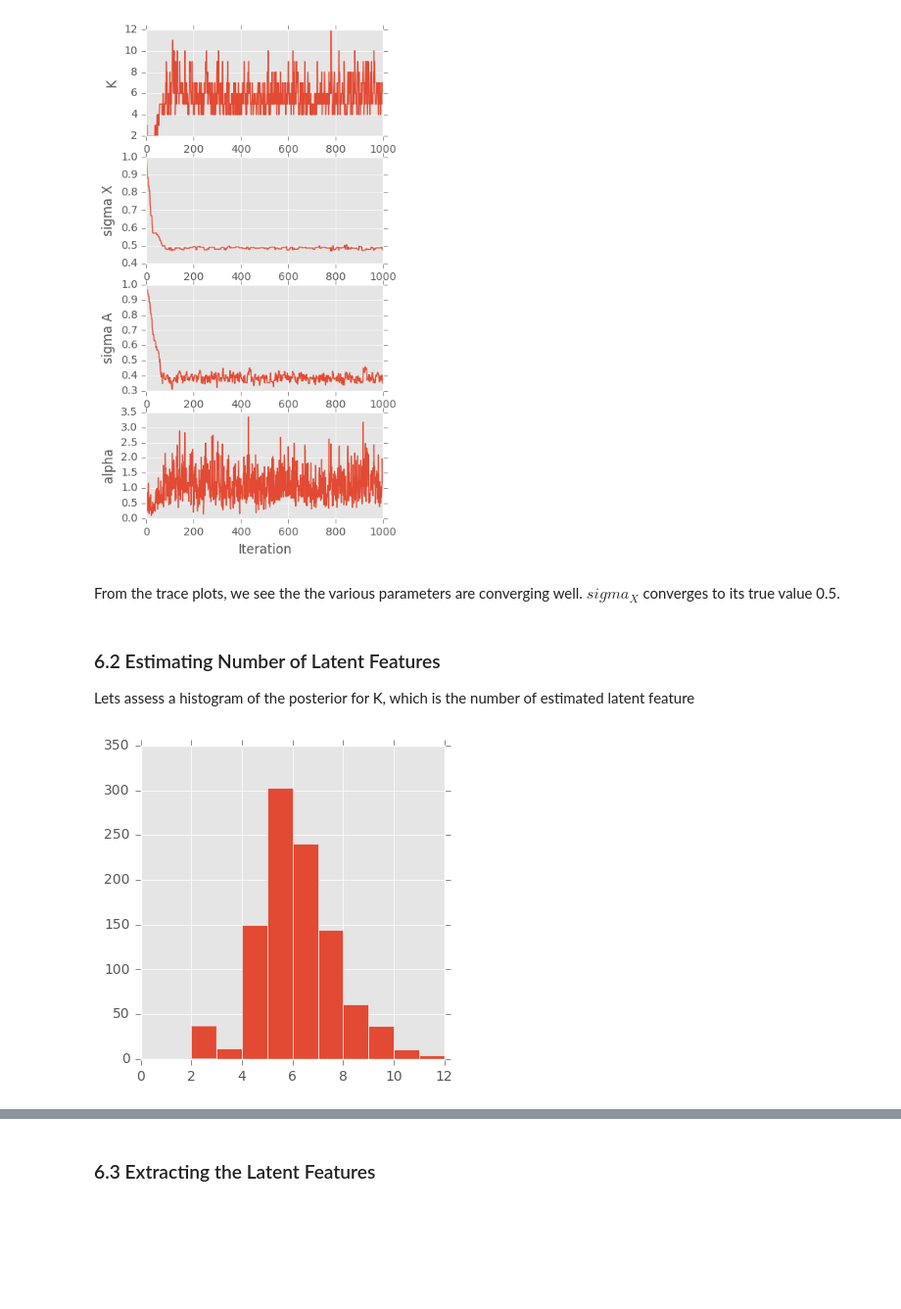
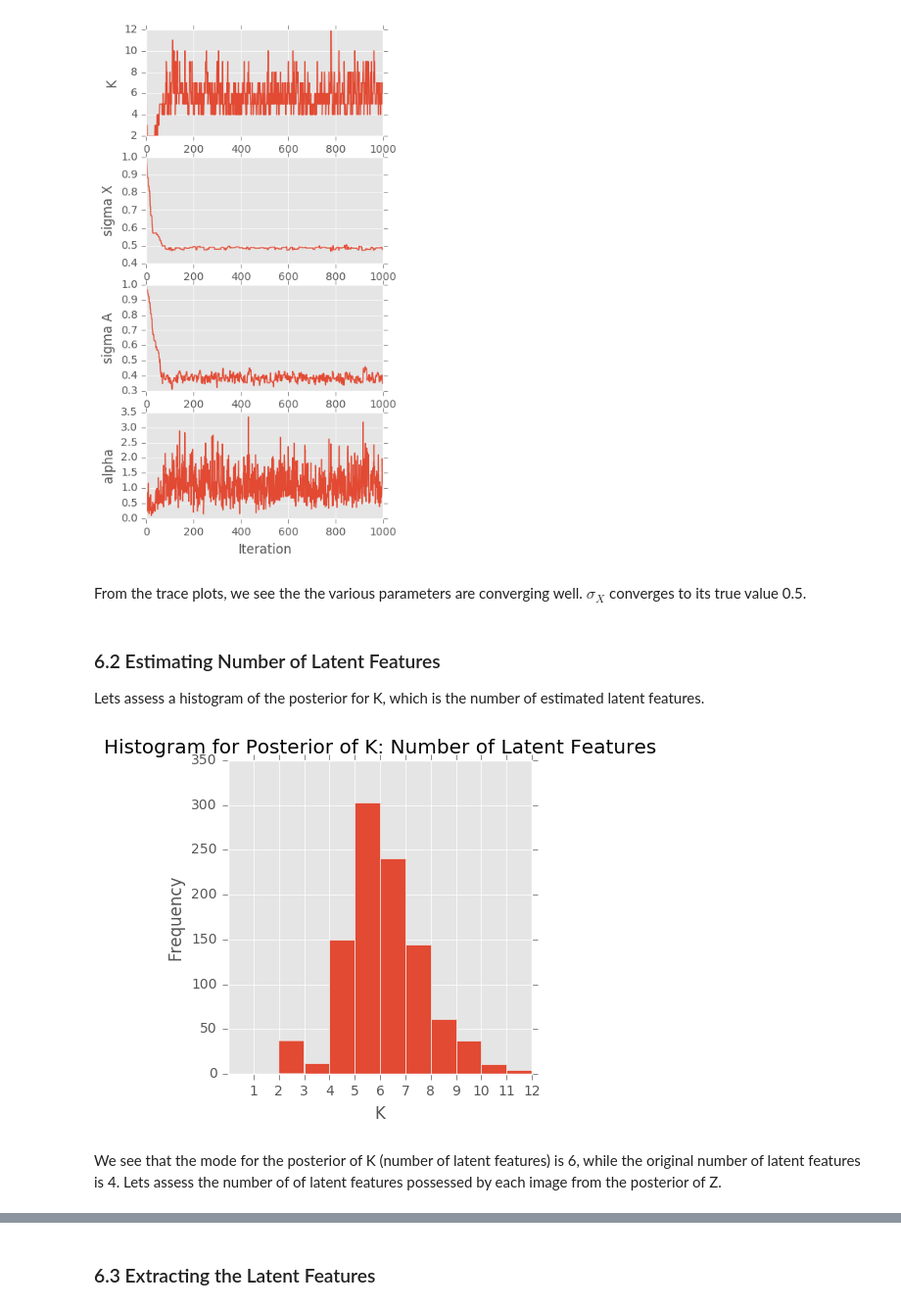
Before and after one commit to drjorda2/STA-663-IndianBuffet, a Jupyter notebook: IndianBuffetProcess_FinalDraft.ipynb, the cells around one changed output, grey strips where cells are left out. Shown at 98% size. Drawn from its saved outputs; the diff is of its cells as text; code cells hidden in the pictures; blank space fills up the shorter version.

```diff
--- a/IndianBuffetProcess_FinalDraft.ipynb
+++ b/IndianBuffetProcess_FinalDraft.ipynb
@@ -1103,18 +1101,24 @@ plt.show()
 # %% [output]
 [figure]
 # %% [markdown]
-From the trace plots, we see the the various parameters are converging well. $sigma_X$ converges to its true value 0.5.
+From the trace plots, we see the the various parameters are converging well. $\sigma_X$ converges to its true value 0.5.
 # %% [markdown]
 ### 6.2 Estimating Number of Latent Features
 
-Lets assess a histogram of the posterior for K, which is the number of estimated latent feature
+Lets assess a histogram of the posterior for K, which is the number of estimated latent features.
 # %%
 plt.figure(figsize=(4, 4))
 plt.hist(np.squeeze(chain_K, axis=(1,)))
 plt.xlim(0, max(np.squeeze(chain_K, axis=(1,))))
+plt.xticks(range(1,13))
+plt.xlabel('K')
+plt.ylabel('Frequency')
+plt.title('Histogram for Posterior of K: Number of Latent Features')
 plt.show()
 # %% [output]
-[figure, old version]
+[figure, new version]
+# %% [markdown]
+We see that the mode for the posterior of K (number of latent features) is 6, while the original number of latent features is 4. Lets assess the number of of latent features possessed by each image from the posterior of Z.
 # %%
 plt.figure(figsize=(4, 4))
 final_Z = chain_Z[len(chain_Z)-1,::]
```
Also changed, not shown: parts of 25 cells of this notebook.
